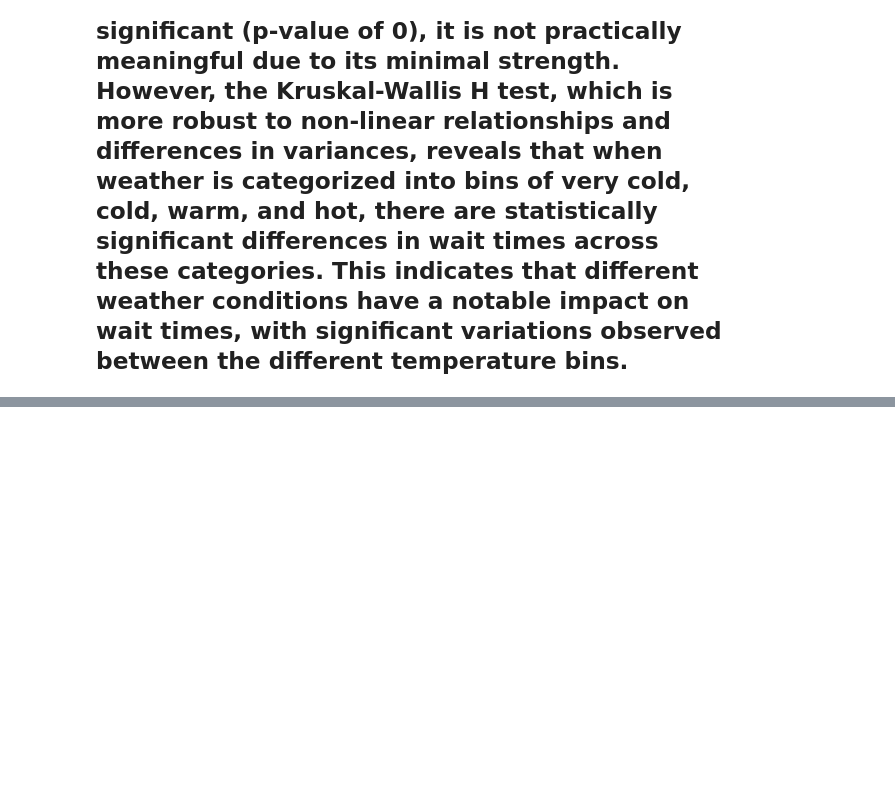
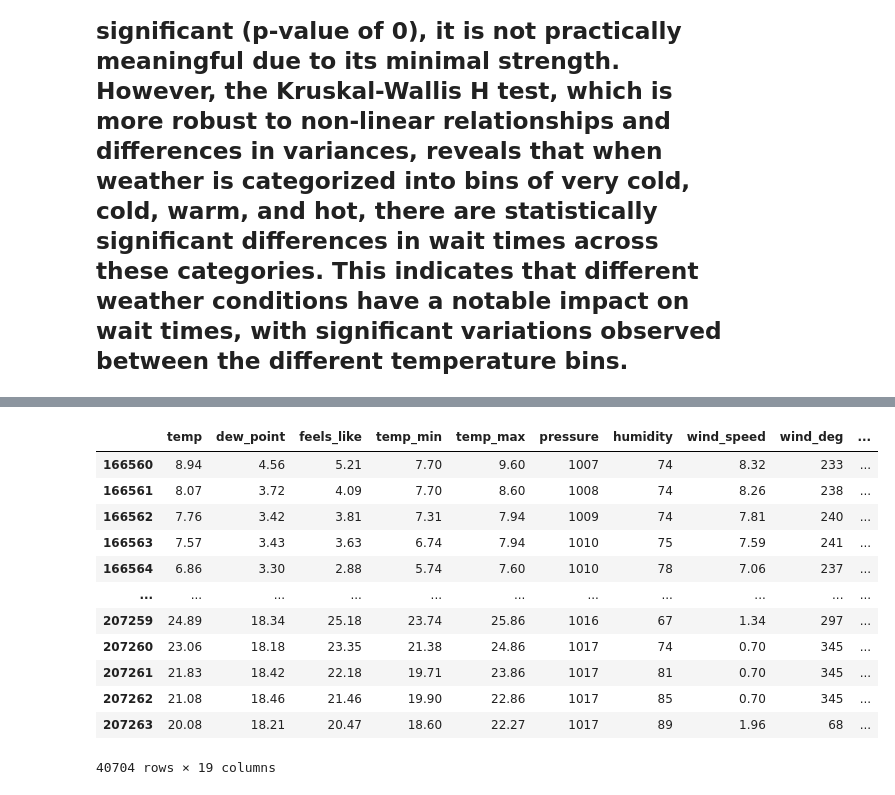
Before and after one commit to MwBm/DataAnalysisIntro, a Jupyter notebook: disneyData.ipynb, the cells around one changed output, grey strips where cells are left out. Cells and saved outputs as stored; diff of their text form; code cells hidden in the pictures; blank space fills up the shorter version.

```diff
--- a/disneyData.ipynb
+++ b/disneyData.ipynb
@@ -284,0 +324,24 @@ plt.show
+# %%
+weather_sk = weather.copy()
+weather_sk['DateTime'] = pd.to_datetime(weather_sk['dt'], unit='s')
+weather_sk['year'] = weather_sk['DateTime'].dt.year
+weather_sk['hour'] = weather_sk['DateTime'].dt.hour
+weather_sk = weather_sk[weather_sk['year'] >= 2018]
+
+weather_sk = weather_sk.drop(columns=['dt', 'dt_iso', 'timezone', 'city_name', 'lat', 'lon', 'visibility', 'weather_id', 'weather_icon', 'sea_level', 'grnd_level', 'DateTime'])
+
+weather_sk
+# %% [output]
+|  | temp | dew_point | feels_like | temp_min | temp_max | pressure | humidity | wind_speed | wind_deg | ... |
+| 166560 | 8.94 | 4.56 | 5.21 | 7.70 | 9.60 | 1007 | 74 | 8.32 | 233 | ... |
+| 166561 | 8.07 | 3.72 | 4.09 | 7.70 | 8.60 | 1008 | 74 | 8.26 | 238 | ... |
+| 166562 | 7.76 | 3.42 | 3.81 | 7.31 | 7.94 | 1009 | 74 | 7.81 | 240 | ... |
+| 166563 | 7.57 | 3.43 | 3.63 | 6.74 | 7.94 | 1010 | 75 | 7.59 | 241 | ... |
+| 166564 | 6.86 | 3.30 | 2.88 | 5.74 | 7.60 | 1010 | 78 | 7.06 | 237 | ... |
+| ... | ... | ... | ... | ... | ... | ... | ... | ... | ... | ... |
+| 207259 | 24.89 | 18.34 | 25.18 | 23.74 | 25.86 | 1016 | 67 | 1.34 | 297 | ... |
+| 207260 | 23.06 | 18.18 | 23.35 | 21.38 | 24.86 | 1017 | 74 | 0.70 | 345 | ... |
+| 207261 | 21.83 | 18.42 | 22.18 | 19.71 | 23.86 | 1017 | 81 | 0.70 | 345 | ... |
+| 207262 | 21.08 | 18.46 | 21.46 | 19.90 | 22.86 | 1017 | 85 | 0.70 | 345 | ... |
+| 207263 | 20.08 | 18.21 | 20.47 | 18.60 | 22.27 | 1017 | 89 | 1.96 | 68 | ... |
+40704 rows × 19 columns
```
Also changed, not shown: parts of 10 cells of this notebook.
